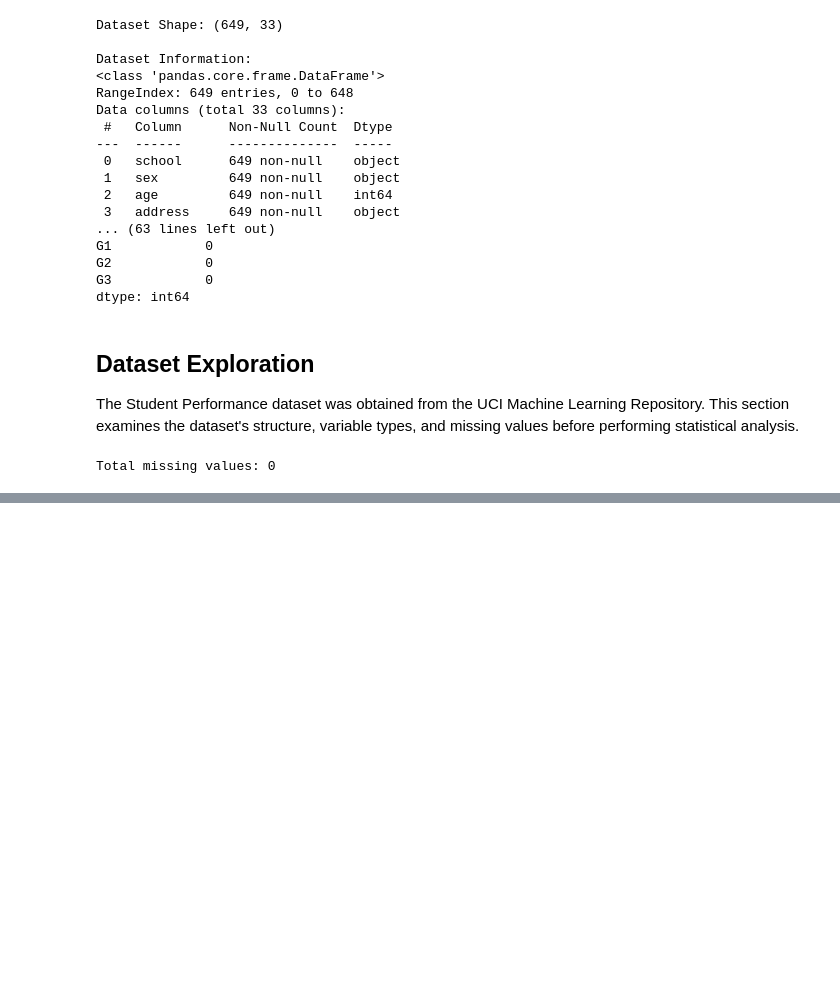
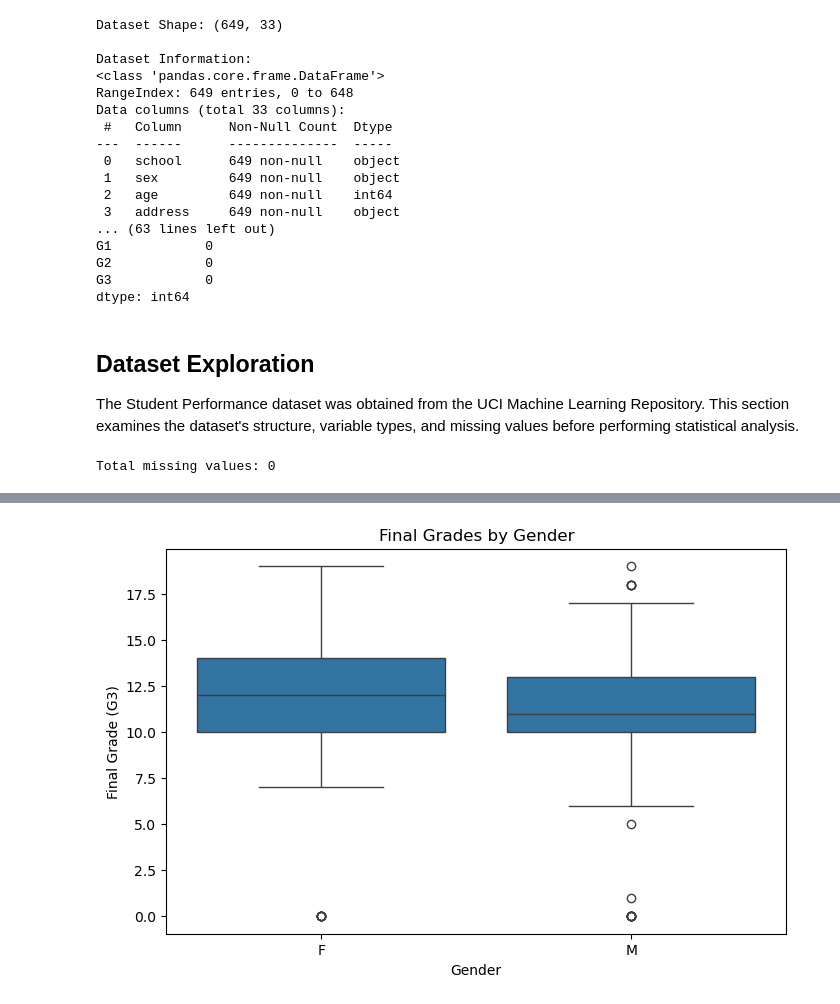
Before and after one commit to 2026618-web/Statistical-techniques-CA1, a Jupyter notebook: Altantsetseg Statistical techniques CA2.ipynb, the cells around one changed output, grey strips where cells are left out. Cells and saved outputs as stored; diff of their text form; code cells hidden in the pictures; blank space fills up the shorter version.

```diff
--- a/Altantsetseg Statistical techniques CA2.ipynb
+++ b/Altantsetseg Statistical techniques CA2.ipynb
@@ -117,0 +181,17 @@ df.describe()
+# %%
+# Compare final grades by gender
+plt.figure(figsize=(8, 5))
+
+sns.boxplot(
+    data=df,
+    x="sex",
+    y="G3"
+)
+
+plt.title("Final Grades by Gender")
+plt.xlabel("Gender")
+plt.ylabel("Final Grade (G3)")
+
+plt.show()
+# %% [output]
+[figure, added]
```
Also changed, not shown: parts of 10 cells of this notebook.
